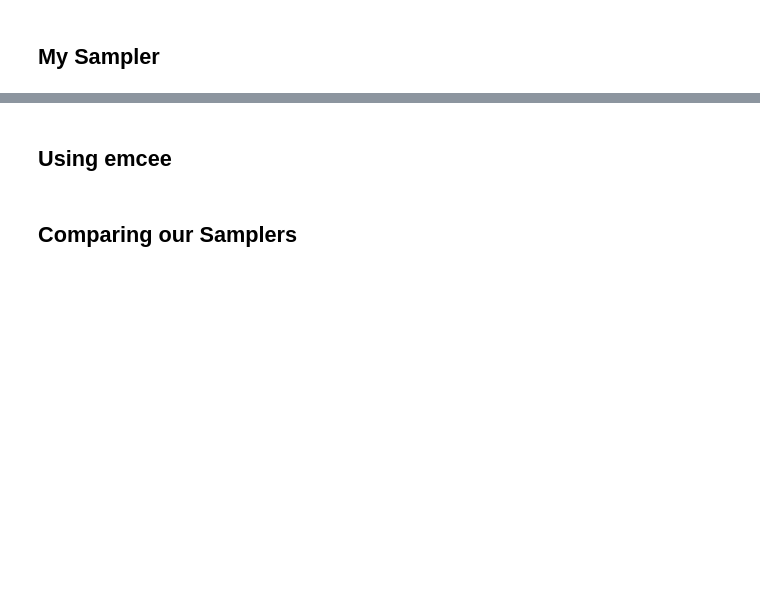
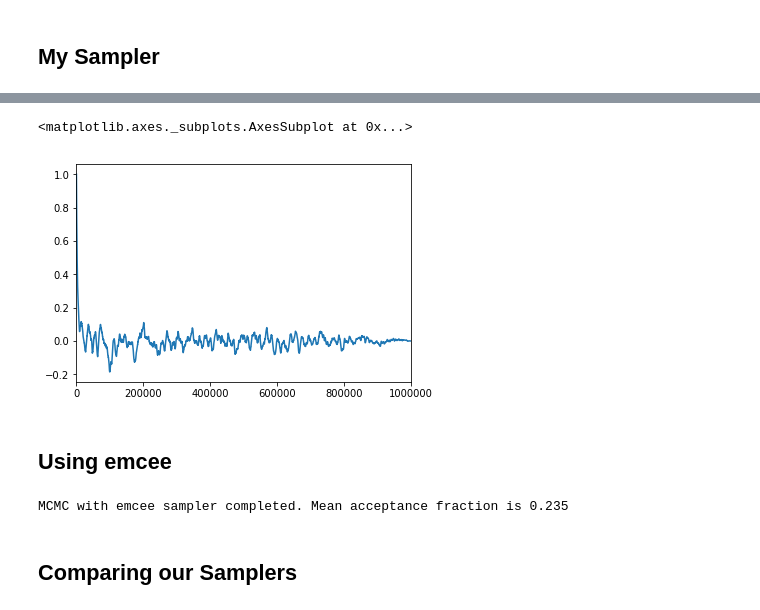
Before and after one commit to nyjgary/probabilistic-graphical-models, a Jupyter notebook: hwk4-mcmc/hwk4-mcmc-rosenbrock.ipynb, the cells around one changed output, grey strips where cells are left out. Cells and saved outputs as stored; diff of their text form; code cells hidden in the pictures; blank space fills up the shorter version.

```diff
--- a/hwk4-mcmc/hwk4-mcmc-rosenbrock.ipynb
+++ b/hwk4-mcmc/hwk4-mcmc-rosenbrock.ipynb
@@ -169,8 +255,13 @@ plot_1d_histograms(my_samples)
+# %%
+pd.Series(autocorr_func_1d(my_samples[:,0])).plot()
+# %% [output]
+<matplotlib.axes._subplots.AxesSubplot at 0x...>
+[figure, added]
 # %% [markdown]
 ## Using emcee
 # %%
 # initialize sampler
-ndim, nwalkers = 2, 100
+ndim, nwalkers = 2, 10
 theta0 = np.random.rand(ndim*nwalkers).reshape((nwalkers, ndim))
 emcee_sampler = emcee.EnsembleSampler(nwalkers, ndim, lnprob)
 
@@ -179,10 +270,12 @@ pos, prob, state = emcee_sampler.run_mcmc(theta0, 100);
 emcee_sampler.reset()
 
 # get samples
-emcee_sampler.run_mcmc(pos, 10**3)
+emcee_sampler.run_mcmc(pos, 10**5)
 emcee_samples = emcee_sampler.flatchain
 emcee_accept_frac = np.mean(emcee_sampler.acceptance_fraction)
 print("MCMC with emcee sampler completed. Mean acceptance fraction is {0:.3f}".format(emcee_accept_frac))
+# %% [output]
+MCMC with emcee sampler completed. Mean acceptance fraction is 0.235
 # %% [markdown]
 ## Comparing our Samplers
 # %% [markdown]
```
Also changed, not shown: parts of 19 cells of this notebook.
